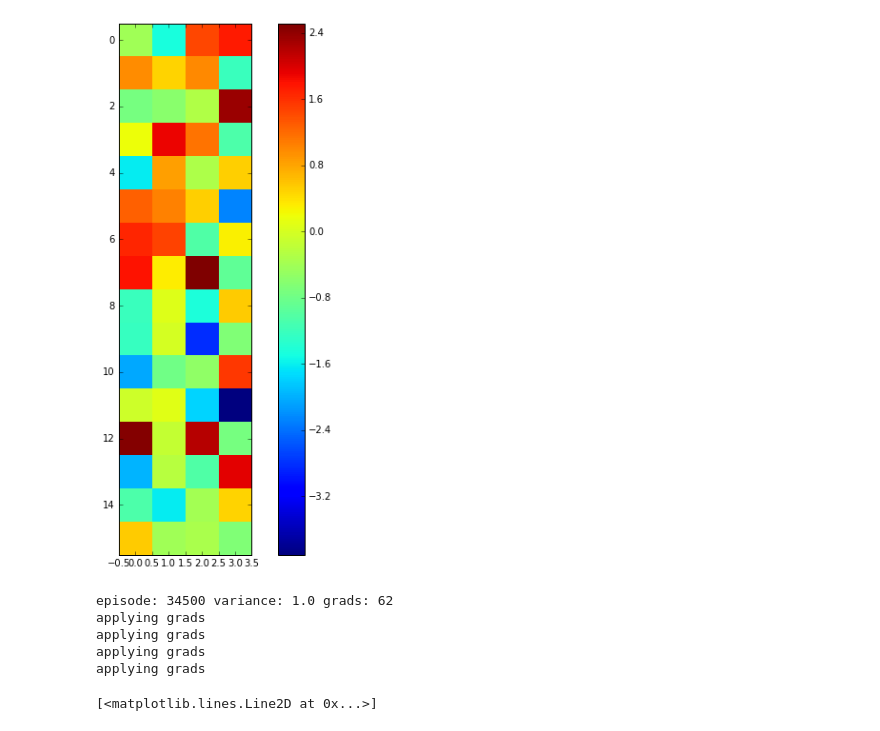
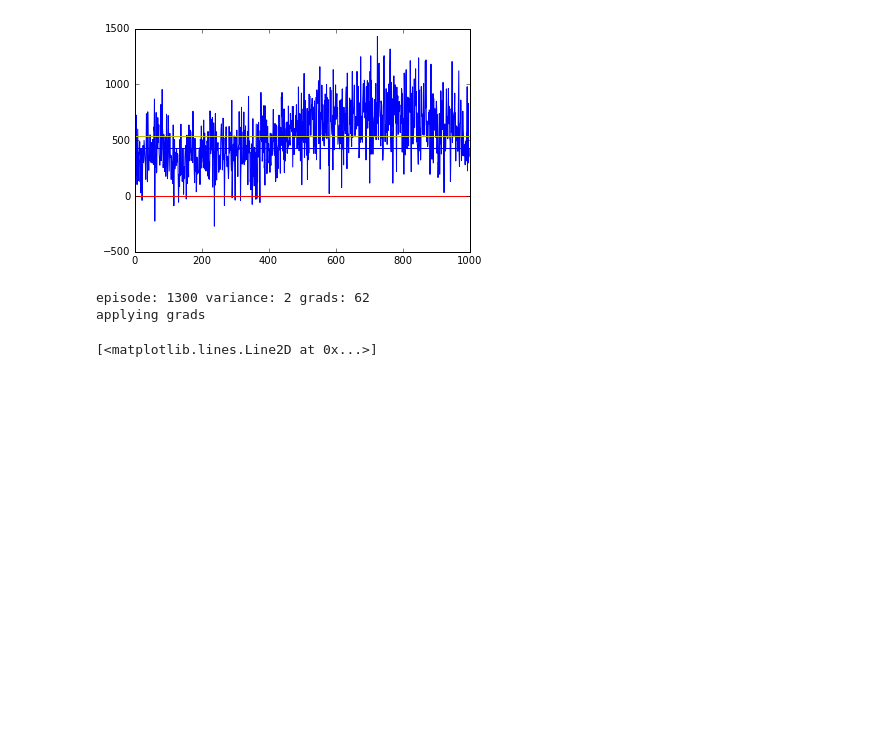
Before and after one commit to JonComo/stumbly, a Jupyter notebook: stumbly_policy.ipynb, the cells around one changed output. Saved outputs shown, nothing was run; the diff lists cells and outputs as text; code cells hidden in the pictures; blank space fills up the shorter version.

Commit message:
policy grad working better

```diff
--- a/stumbly_policy.ipynb
+++ b/stumbly_policy.ipynb
@@ -67,15 +67,15 @@ def features(time_step=0):
     for b in engine.world.bodies:
         if b.userData and isinstance(b.userData, dict):
             a = b.angle % ANGLE_RANGE
-            #a /= ANGLE_RANGE
-            #a = a * 2.0 - 1.0
-            #f += [a]
-            f += [np.sin(a)]
-            f += [np.cos(a)]
-            f += [engine.to_screen(b.position)[0]/engine.height]
+            a /= ANGLE_RANGE
+            a = a * 2.0 - 1.0
+            f += [a]
+            #f += [np.sin(a)]
+            #f += [np.cos(a)]
+            #f += [engine.to_screen(b.position)[0]/engine.height]
 
-    #f += [np.sin(time_step / 4.0)] # Creature's heartbeat? :-)
-    f += [1] # bias
+    f += [np.sin(time_step / 2.0)] # Creature's heartbeat? :-)
+    #f += [1] # bias
     return np.array([f])
 
 def body_position():
@@ -99,7 +99,7 @@ def set_position(position, zero_vel=True):
 
 
 TIMESTEPS = 60 # timesteps per episode
-exploration_length = 300
+exploration_length = 100
 
 total_r = 0.0
 running_avg = 0.0
@@ -107,11 +107,10 @@ episode = 0
 start_p = body_position()
 end_p = start_p
 
-# start with a good set of ws
 max_r = float('-inf')
 
 learning_rate = 0.1
-variance = 1.0 # increase or decrease deviation from means output by nn
+variance = 2 # increase or decrease deviation from means output by nn
 
 hdim = 16
 
@@ -135,7 +134,7 @@ running = True
 while running:
     end_p = body_position()
     total_r = end_p[0] - start_p[0]
-    running_avg += (total_r - running_avg) * 0.1
+    running_avg += (total_r - running_avg) * 0.05
     rs += [total_r]
 
     if episode % 100 == 0:
@@ -143,15 +142,16 @@ while running:
 
         if len(rs) > 1000:
             rs = rs[-1000:]
-        #fig = plt.plot(rs, 'b')
-        #plt.plot([0, len(rs)], [0, 0], 'r')
-        #plt.plot([0, len(rs)], [max_r, max_r], 'b')
-        #plt.plot([0, len(rs)], [running_avg, running_avg], 'y')
+        fig = plt.plot(rs, 'b')
+        plt.plot([0, len(rs)], [0, 0], 'r')
+        plt.plot([0, len(rs)], [max_r, max_r], 'b')
+        plt.plot([0, len(rs)], [running_avg, running_avg], 'y')
+        plt.show()
 
-        plt.figure(figsize=(10, 10))
-        plt.imshow(W2, interpolation='nearest')
-        plt.colorbar()
-        plt.show()
+        #plt.figure(figsize=(10, 10))
+        #plt.imshow(W2, interpolation='nearest')
+        #plt.colorbar()
+        #plt.show()
 
         print('episode: {} variance: {} grads: {}'.format(episode, np.round(variance, 2), len(grads)))
 
@@ -165,16 +165,14 @@ while running:
     elif episode == exploration_length:
         W1 = bestW1.copy()
         W2 = bestW2.copy()
-        #speedup = False
+        speedup = False
     elif episode > exploration_length:
         # go through each gradient and apply
-        if total_r > running_avg:
-            running_avg = total_r + 10
+        if total_r > running_avg + 200:
             print('applying grads')
             for grad in grads:
                 W1 += learning_rate * grad['g1'] / float(TIMESTEPS)
                 W2 += learning_rate * grad['g2'] / float(TIMESTEPS)
-        grads = []
 
 
     # new episode
@@ -194,11 +192,15 @@ while running:
     start_p = body_position()
     t = 0
     total_r = 0.0
+    grads = []
+
     episode += 1
 
     reset = False
 
     while not reset:
+        engine.clear_screen()
+
         # keyboard input
         for event in engine.events():
             if engine.quit_event(event):
@@ -232,6 +234,12 @@ while running:
         for i in range(20):
             engine.step_physics(1)
             if not speedup:
+                engine.clear_screen()
+
+                p = body_position()
+                p = (int(p[0]), int(p[1]))
+                engine.draw_circle(p, 10, (0, 255, 0))
+
                 engine.render()
                 engine.clock_tick()
 
@@ -241,39 +249,36 @@ while running:
         #reward = (end_p[0] - start_p[0])
         #reward = 1 if end_p[0] > start_p[0] else 0
         #reward = 1.0 - np.average([engine.to_screen(b.position)[1]/engine.height for b in engine.world.bodies])
 
         #total_r += reward
 
         # grad
         if episode > exploration_length:
             delta = (torques - z2) / variance
             g2 = np.multiply(h1.T, delta)
             dh1 = W2.dot(delta.T).T
             dz1 = np.multiply(dh1, act_p(z1))
             g1 = np.multiply(x.T, dz1)
 
             grad = {'g1': g1, 'g2': g2}
             grads += [grad]
 
         if t > TIMESTEPS:
             reset = True
             engine.render()
 
         if not speedup:
             engine.render()
             engine.clock_tick()
 
         # prepare for next rounds
         t += 1
 
 engine.close()
 # %% [output]
-[figure, old version]
+[figure, new version]
-episode: 34500 variance: 1.0 grads: 62
+episode: 1300 variance: 2 grads: 62
 applying grads
-applying grads
-applying grads
-applying grads
 # %%
 X = np.linspace(-4, 4, 100)
 plt.plot(X, np.tanh(X))
```
Also changed, not shown: 3 other files.
